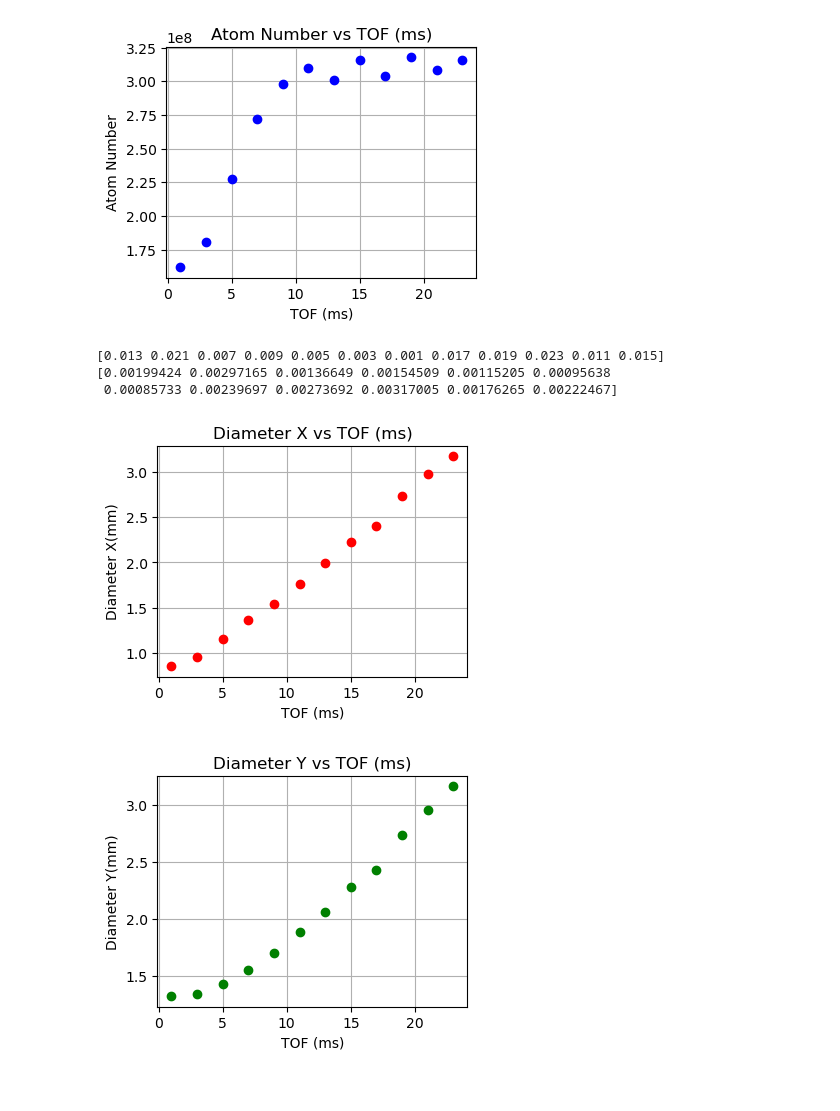
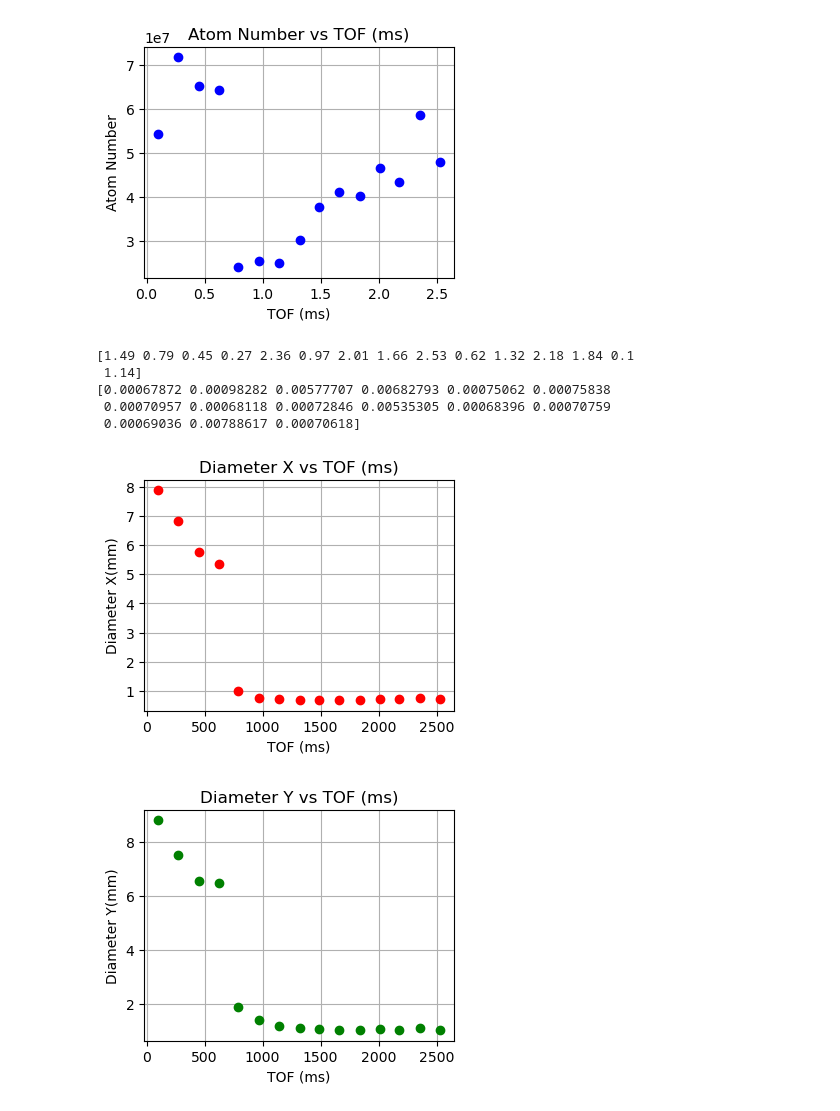
Before and after one commit to harrykendell/ARTIQ, a Jupyter notebook: analysis/plotting_data_post_analysis.ipynb, the cells around one changed output. Drawn from its saved outputs; the diff is of its cells as text; code cells hidden in the pictures.

Commit message:
added few plotting and sequnce modifications
style: apply Ruff auto-format (lint errors remain)

```diff
--- a/analysis/plotting_data_post_analysis.ipynb
+++ b/analysis/plotting_data_post_analysis.ipynb
@@ -20,7 +20,7 @@ from repository.imaging.processor import AbsImage  # noqa: E402
 
 
 folder_directory = (
-    "../results/2025-08-15/14/"  # Example directory path, adjust as needed
+    "../results/2025-08-28/21/"  # Example directory path, adjust as needed
 )
 file_names = os.listdir(folder_directory)
 
@@ -30,7 +30,7 @@ print(f"Files in directory: {file_names}")
 
 # Enter the name of the file you want to analyze, this file consisit of many runs of of particular scan parameter if you have multiple runs
 particular_directory = (
-    folder_directory + "000008431-AbsorptionImageExpFrag.h5"
+    folder_directory + "000009135-AbsorptionImageExpFrag.h5"
 )  # Example file path, adjust as needed
 
 
@@ -223,6 +223,8 @@ all = [
     "ndscan.rid_6597.source_id",
 ]
 
+axis1 = True  # Set to True if axis_1 exists, otherwise False
+
 # enter the file number you want to analyze
 file_number = 20  # Example file number, adjust as needed
 
@@ -240,6 +242,18 @@ file_name = os.path.basename(files_directory[file_number])
 run_number = int(file_name.split("-")[0])
 c = "ndscan.rid_" + str(run_number) + ".points.channel_info"
 d = "ndscan.rid_" + str(run_number) + ".points.axis_0"
+
+# try to find axis1 and assign it a variable like axis0, if not found ignore it
+if axis1:
+    try:
+        e = "ndscan.rid_" + str(run_number) + ".points.axis_1"
+        coil_current = f1["datasets"][e][()]
+        print("axis1 found")
+        print(coil_current)
+    except KeyError:
+        axis1 = False
+        print("axis_1 not found, proceeding without it.")
+        e = None
 
 
 a = f1["datasets"][c][()]
@@ -396,13 +412,18 @@ Y0: [569.8813585868429, 520.051585538865, 592.2282327861375, 585.3162440006801,
 # exposure time
 exposure_time = 0.11e-3
 
-scaling_factor = 32.97 * 1e-6
+scaling_factor = 32.25 * 1e-6
 
 # add the exposure time to tof
-scan_params = scan_params + exposure_time
+# scan_params = scan_params + exposure_time
 
 sx = np.array(sx) * scaling_factor  # Convert to mm
 sy = np.array(sy) * scaling_factor  # Convert to mm
+
+
+if e is not None:
+    axis1_params = f1["datasets"][e][()]
+    print("coil_current:", axis1_params)
 
 
 # plot the atom number vs the scan parameter(TOF)
@@ -411,9 +432,8 @@ def plot_atom_number_vs_scan_param(atom_number, scan_param, d):
     Plot atom number vs scan parameter from the given HDF5 file.
     """
     scan_params = f1["datasets"][d][()]
-
     plt.figure(figsize=(4, 3))
-    plt.plot(scan_params * 1e3, atom_number, marker="o", linestyle="none", color="b")
+    plt.plot(scan_params, atom_number, marker="o", linestyle="none", color="b")
     plt.xlabel(scan_param)
     plt.ylabel("Atom Number")
     plt.title("Atom Number vs " + scan_param)
@@ -433,7 +453,9 @@ def plot_diameterx_vs_scan_param(diameterx, scan_param, d):
     print(scan_params)
     print(diameterx)
     plt.figure(figsize=(4, 3))
-    plt.plot(scan_params * 1e3, diameterx*1e3, marker="o", linestyle="none", color="r")
+    plt.plot(
+        scan_params * 1e3, diameterx * 1e3, marker="o", linestyle="none", color="r"
+    )
     plt.xlabel(scan_param)
     plt.ylabel("Diameter X(mm)")
     plt.title("Diameter X vs " + scan_param)
@@ -451,7 +473,9 @@ def plot_diametery_vs_scan_param(diametery, scan_param, d):
     scan_params = f1["datasets"][d][()]
 
     plt.figure(figsize=(4, 3))
-    plt.plot(scan_params * 1e3, diametery*1e3, marker="o", linestyle="none", color="g")
+    plt.plot(
+        scan_params * 1e3, diametery * 1e3, marker="o", linestyle="none", color="g"
+    )
     plt.xlabel(scan_param)
     plt.ylabel("Diameter Y(mm)")
     plt.title("Diameter Y vs " + scan_param)
@@ -589,36 +613,38 @@ def plot_general(
     xunit="",
     yunit="",
     color="b",
     marker="o",
     linestyle="none",
 ):
     """
     General plotting function.
     """
     plt.figure(figsize=(4, 3))
     plt.plot(x, y, marker=marker, linestyle=linestyle, color=color)
     plt.xlabel(xlabel + " " + xunit)
     plt.ylabel(ylabel + " " + yunit)
     plt.title(title)
     plt.grid()
     plt.show()
 
 
 # plot centroid position
 plot_general(
     scan_params * 1e3,
     centroidy,
     "Centroid X",
     "Centroid Y",
     "Centroid Position",
     xunit="pixels",
     yunit="pixels",
     color="b",
 )
 # %% [output]
-[figure, old version]
+[figure, new version]
-[0.013 0.021 0.007 0.009 0.005 0.003 0.001 0.017 0.019 0.023 0.011 0.015]
-[0.00199424 0.00297165 0.00136649 0.00154509 0.00115205 0.00095638
- 0.00085733 0.00239697 0.00273692 0.00317005 0.00176265 0.00222467]
+[1.49 0.79 0.45 0.27 2.36 0.97 2.01 1.66 2.53 0.62 1.32 2.18 1.84 0.1
+ 1.14]
+[0.00067872 0.00098282 0.00577707 0.00682793 0.00075062 0.00075838
+ 0.00070957 0.00068118 0.00072846 0.00535305 0.00068396 0.00070759
+ 0.00069036 0.00788617 0.00070618]
-[figure, old version]
+[figure, new version]
-[figure, old version]
+[figure, new version]
```
Also changed, not shown: parts of 7 cells of this notebook, 2 other files.
